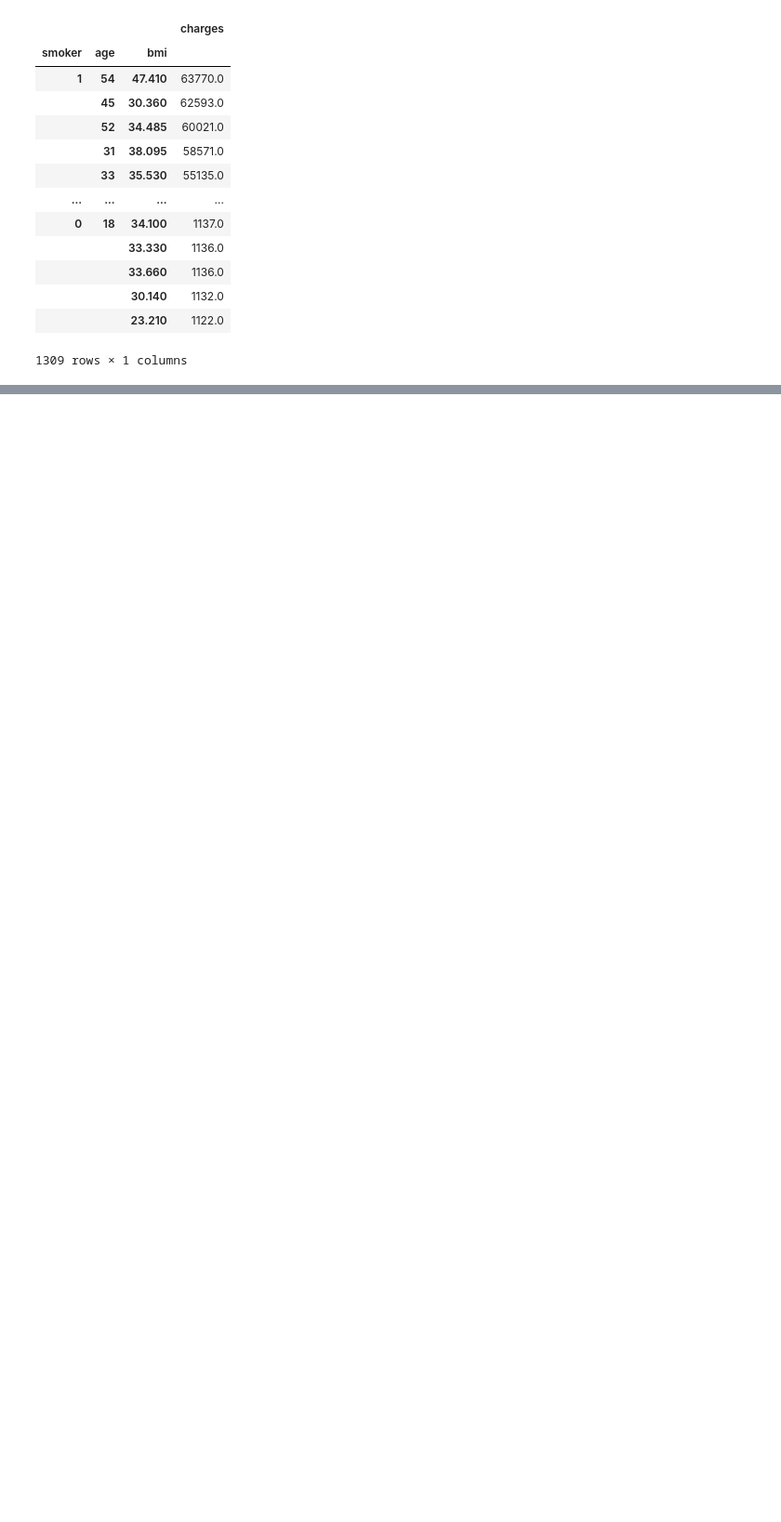
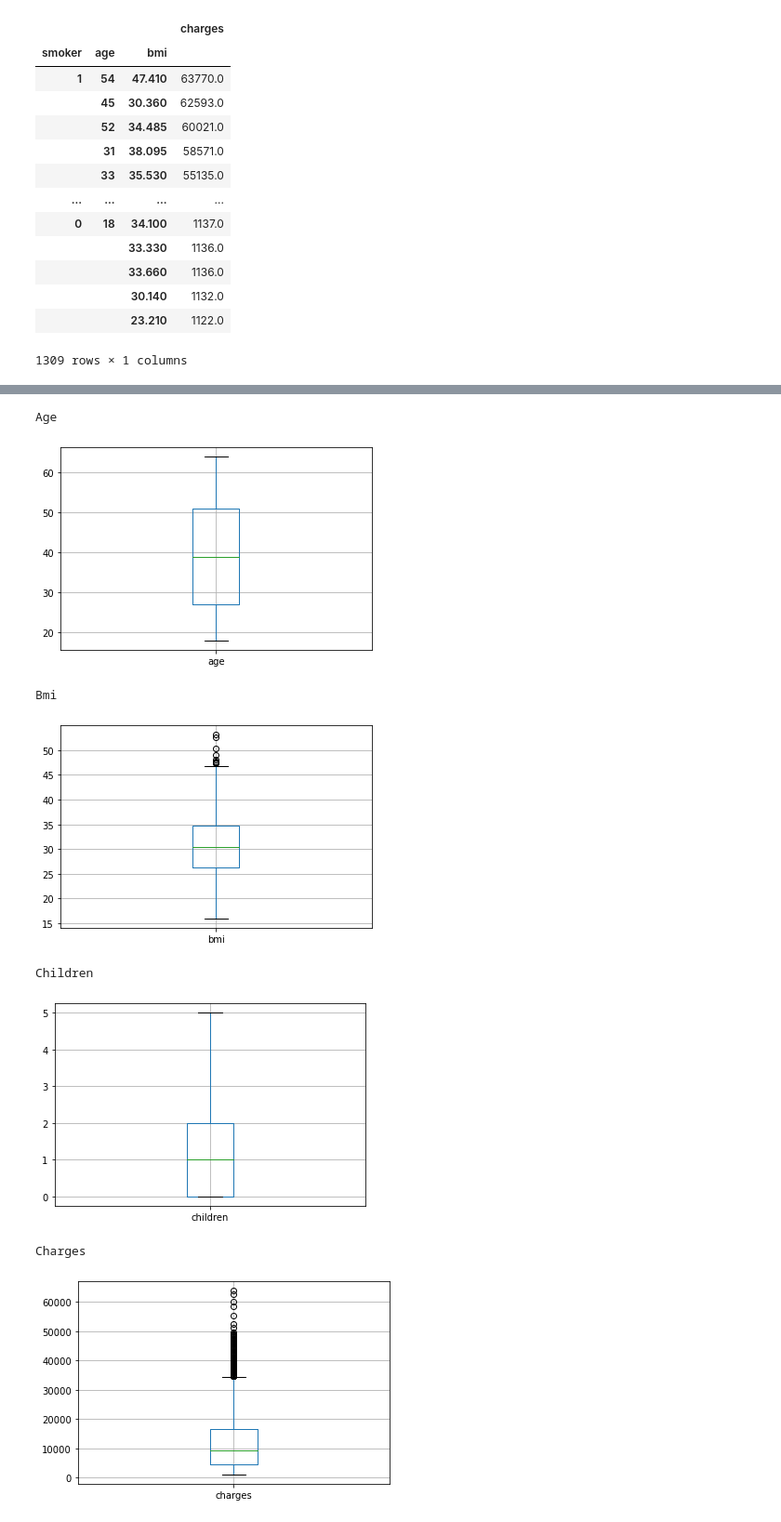
Before and after one commit to amjadalbaba/Health_Insurance_Cost_Predictor, a Jupyter notebook: EDA/eda.ipynb, the cells around one changed output, grey strips where cells are left out. Shown at 93% size. Drawn from its saved outputs; the diff is of its cells as text; code cells hidden in the pictures; blank space fills up the shorter version.

```diff
--- a/EDA/eda.ipynb
+++ b/EDA/eda.ipynb
@@ -174,3 +178,20 @@ pd.pivot_table(all_data, index=[ "smoker", "age", "bmi"], values=["charges"]).so
+# %%
+features = ['age', 'bmi', 'children', 'charges']
+
+for f in features:
+    print(f.capitalize())
+    plt.figure()
+    all_data.boxplot(column = [f])
+    plt.show()
+# %% [output]
+Age
+[figure, added]
+Bmi
+[figure, added]
+Children
+[figure, added]
+Charges
+[figure, added]
 # %%
 # group_sex_smoker_region_against_charges = all_data.groupby(["sex","smoker","region"])["charges"].mean().round(2)
 # group_sex_smoker_region_against_charges
```
Also changed, not shown: parts of 5 cells of this notebook, 1 other file.
